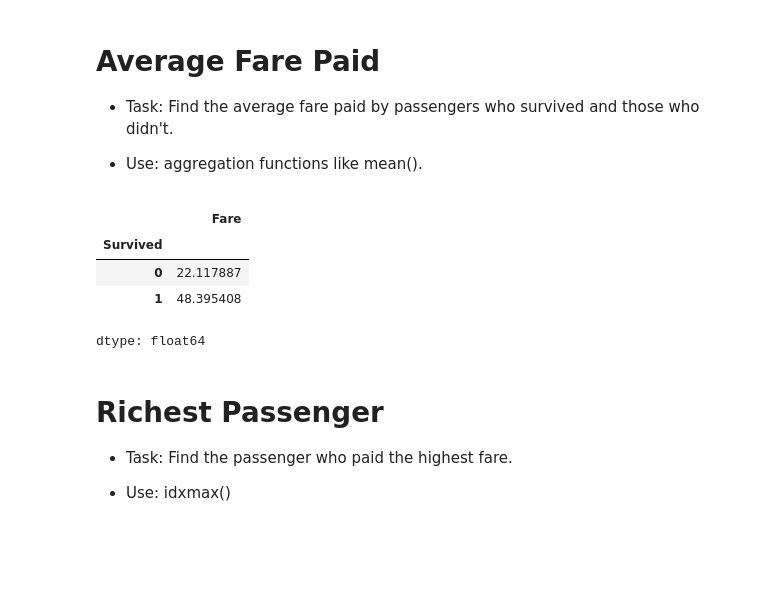
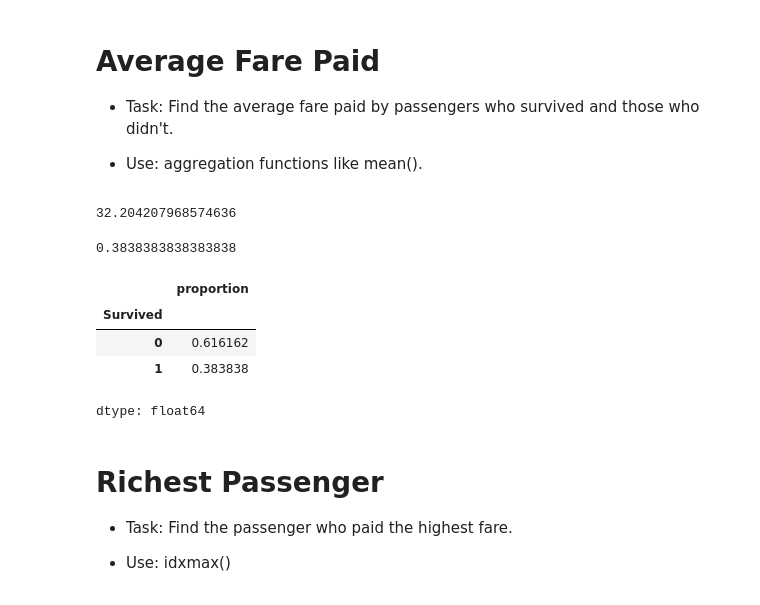
Before and after one commit to byambaa1982/python_cources_for_beginers, a Jupyter notebook: titanic_data_analysis/titanic_additional_tasks.ipynb, the cells around one changed output. Drawn from its saved outputs; the diff is of its cells as text; code cells hidden in the pictures; blank space fills up the shorter version.

```diff
--- a/titanic_data_analysis/titanic_additional_tasks.ipynb
+++ b/titanic_data_analysis/titanic_additional_tasks.ipynb
@@ -60,15 +60,24 @@ Text(0, 0.5, 'Age')
 - Task: Find the average fare paid by passengers who survived and those who didn't.
 
 - Use: aggregation functions like mean().
+# %%
+fare_df = df['Fare'].mean()
+fare_df
+# %% [output]
+32.204207968574636
 # %%
 # your code is here
-fare_by_survival
+df['Survived'].mean()
 # %% [output]
-|  | Fare |
-| Survived |  |
-| 0 | 22.117887 |
-| 1 | 48.395408 |
-dtype: float64
+0.3838383838383838
+# %%
+df['Survived'].value_counts('Fare')
+# %% [output]
+|  | proportion |
+| Survived |  |
+| 0 | 0.616162 |
+| 1 | 0.383838 |
+dtype: float64
 # %% [markdown]
 # Richest Passenger
 
```
Also changed, not shown: parts of 1 cell of this notebook.
